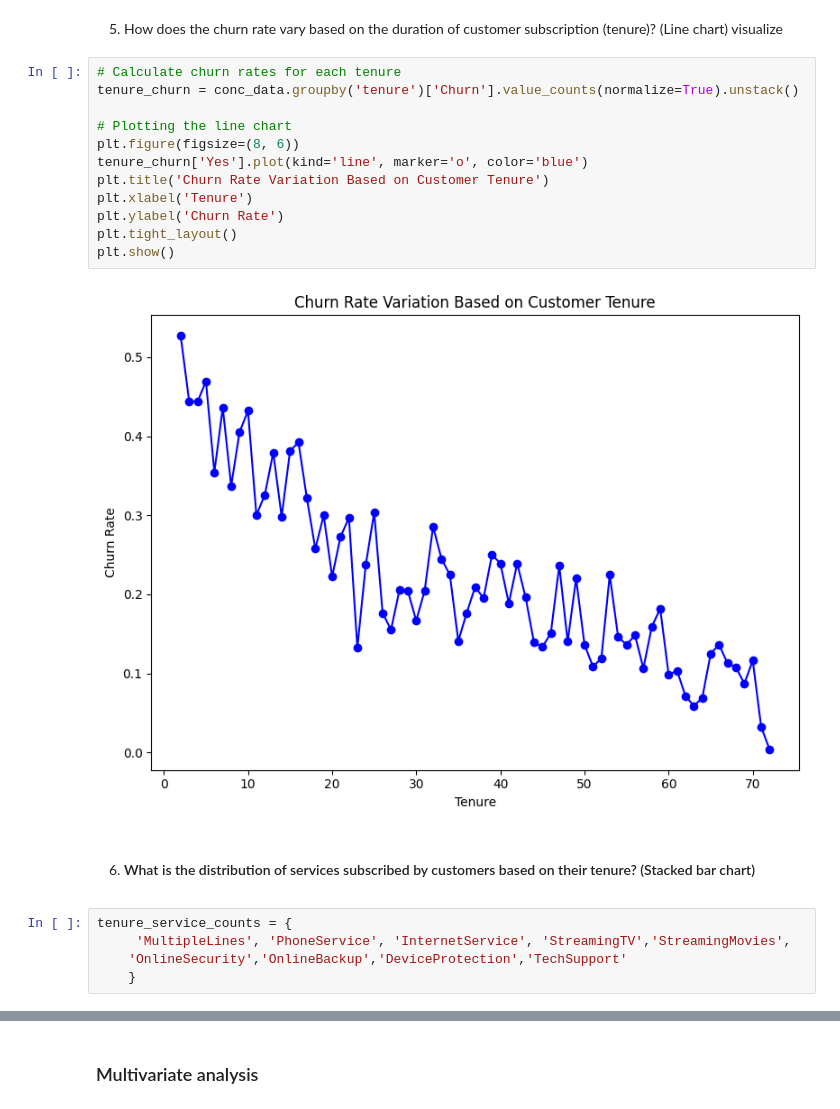
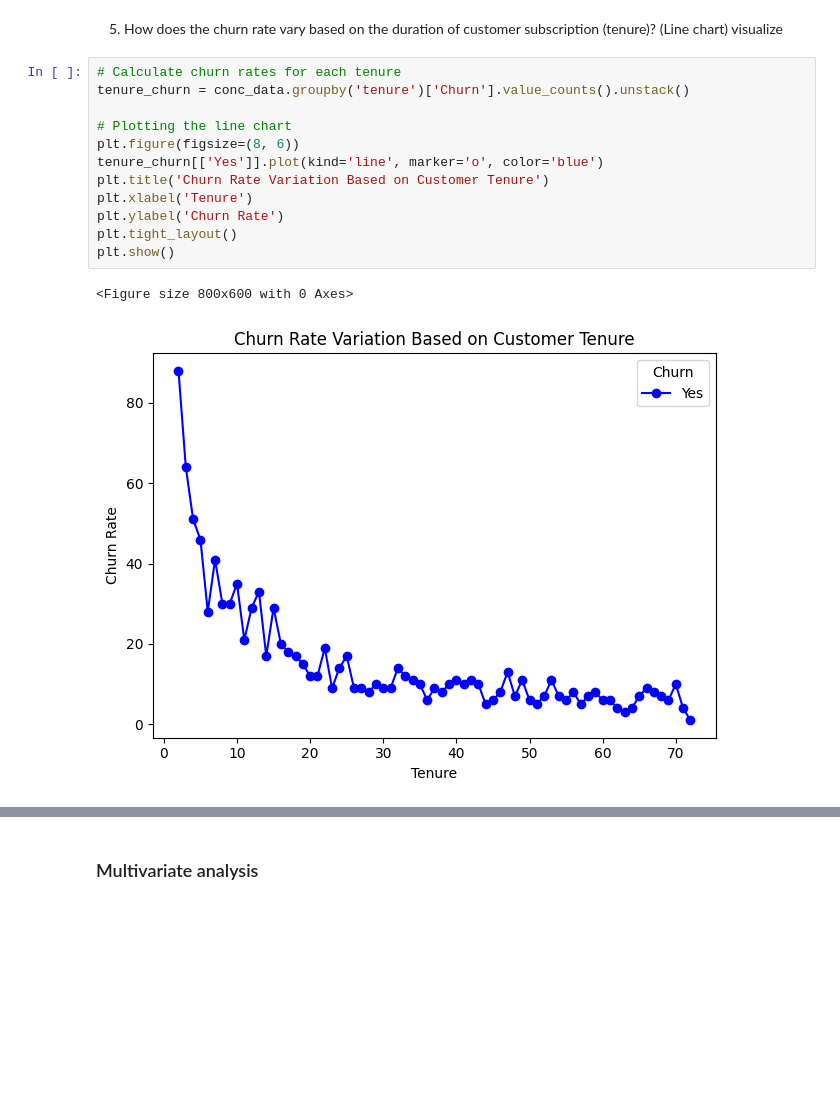
Before and after one commit to Dansoaa/Vodafone-Churn-Project, a Jupyter notebook: churn_analysiis.ipynb, the cells around one changed output, grey strips where cells are left out. Saved outputs shown, nothing was run; the diff lists cells and outputs as text; blank space fills up the shorter version.

```diff
--- a/churn_analysiis.ipynb
+++ b/churn_analysiis.ipynb
@@ -664,22 +675,16 @@ plt.show()
 5. How does the churn rate vary based on the duration of customer subscription (tenure)? (Line chart) visualize
 # %%
 # Calculate churn rates for each tenure
-tenure_churn = conc_data.groupby('tenure')['Churn'].value_counts(normalize=True).unstack()
+tenure_churn = conc_data.groupby('tenure')['Churn'].value_counts().unstack()
 
 # Plotting the line chart
 plt.figure(figsize=(8, 6))
-tenure_churn['Yes'].plot(kind='line', marker='o', color='blue')
+tenure_churn[['Yes']].plot(kind='line', marker='o', color='blue')
 plt.title('Churn Rate Variation Based on Customer Tenure')
 plt.xlabel('Tenure')
 plt.ylabel('Churn Rate')
 plt.tight_layout()
 plt.show()
 # %% [output]
+<Figure size 800x600 with 0 Axes>
-[figure, old version]
+[figure, new version]
-# %% [markdown]
-6. #### What is the distribution of services subscribed by customers based on their tenure? (Stacked bar chart)
-# %%
-tenure_service_counts = {
-     'MultipleLines', 'PhoneService', 'InternetService', 'StreamingTV','StreamingMovies',
-    'OnlineSecurity','OnlineBackup','DeviceProtection','TechSupport'
-    }
```
Also changed, not shown: parts of 12 cells of this notebook, 1 other file.
